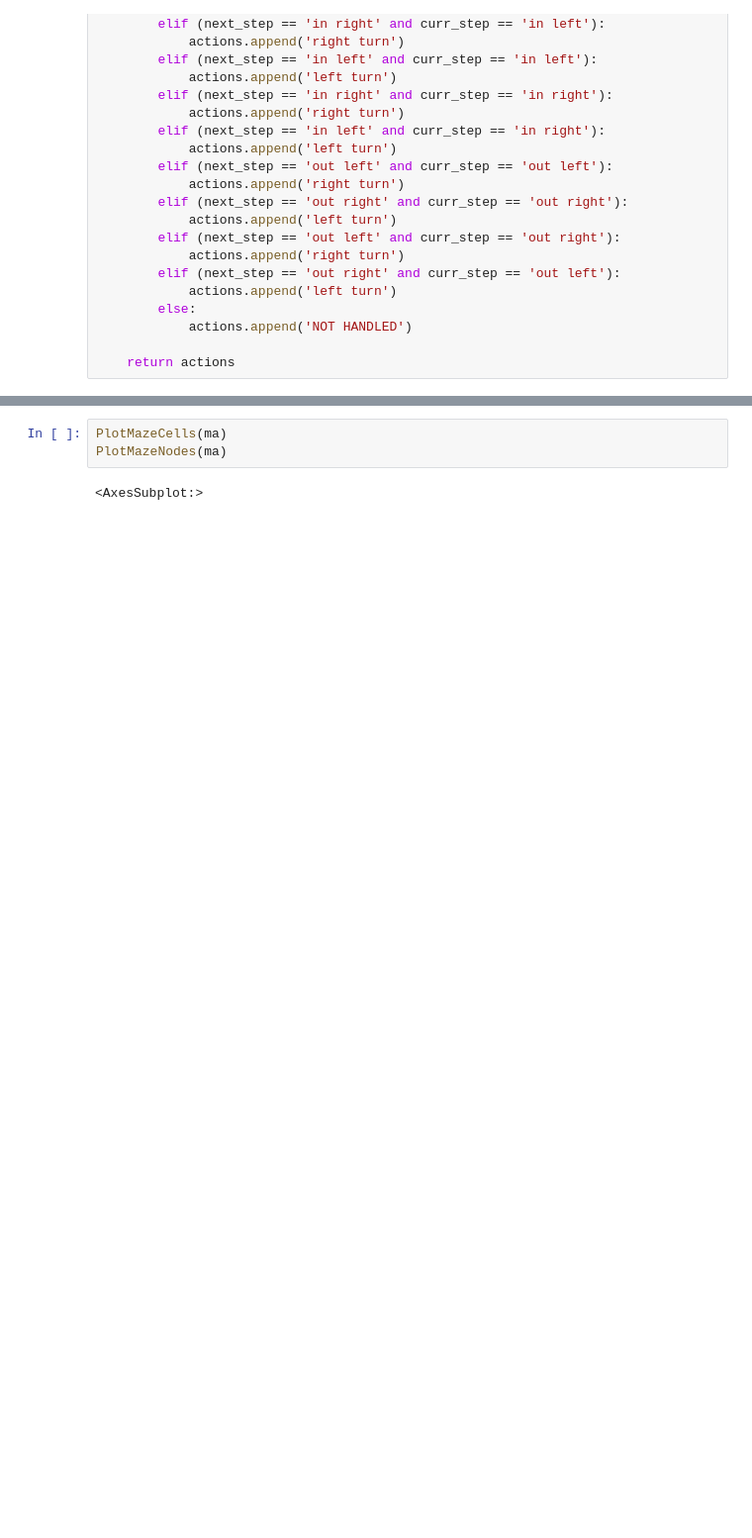
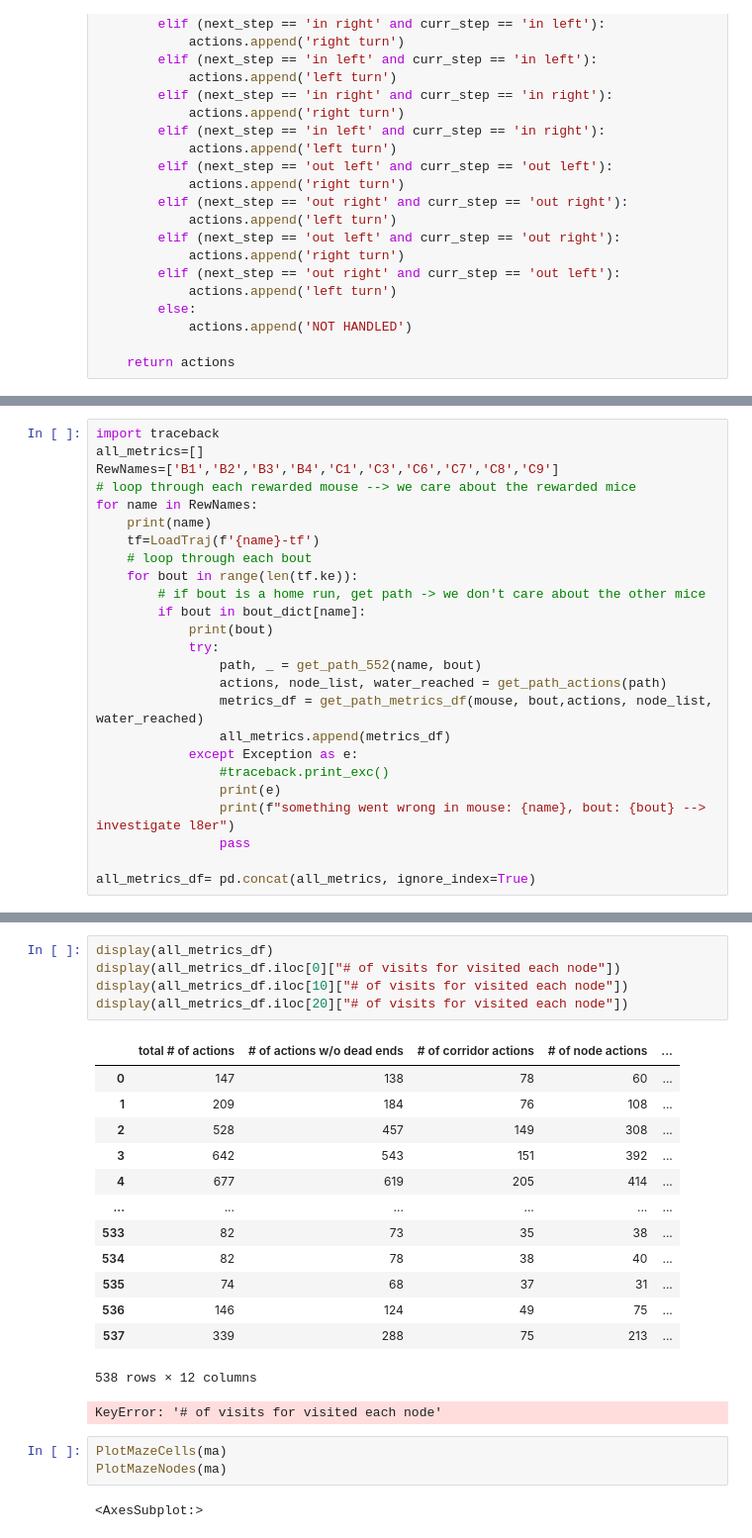
Before and after one commit to marwanrahman/maze_reinforcement_learning, a Jupyter notebook: metrics.ipynb, the cells around one changed output, grey strips where cells are left out. Shown: that part at 99% size. Saved outputs shown, nothing was run; the diff lists cells and outputs as text; blank space fills up the shorter version.

```diff
--- a/metrics.ipynb
+++ b/metrics.ipynb
@@ -359,0 +408,25 @@ for name in RewNames:
+# %%
+import traceback
+all_metrics=[]
+RewNames=['B1','B2','B3','B4','C1','C3','C6','C7','C8','C9']
+# loop through each rewarded mouse --> we care about the rewarded mice
+for name in RewNames:
+    print(name)
+    tf=LoadTraj(f'{name}-tf')
+    # loop through each bout
+    for bout in range(len(tf.ke)):
+        # if bout is a home run, get path -> we don't care about the other mice
+        if bout in bout_dict[name]:
+            print(bout)
+            try:
+                path, _ = get_path_552(name, bout)
+                actions, node_list, water_reached = get_path_actions(path)
+                metrics_df = get_path_metrics_df(mouse, bout,actions, node_list, water_reached)
+                all_metrics.append(metrics_df)
+            except Exception as e:
+                #traceback.print_exc()
+                print(e)
+                print(f"something went wrong in mouse: {name}, bout: {bout} --> investigate l8er")
+                pass
+
+all_metrics_df= pd.concat(all_metrics, ignore_index=True)
@@ -360,3 +451,23 @@ for name in RewNames:
+# %%
+display(all_metrics_df)
+display(all_metrics_df.iloc[0]["# of visits for visited each node"])
+display(all_metrics_df.iloc[10]["# of visits for visited each node"])
+display(all_metrics_df.iloc[20]["# of visits for visited each node"])
+# %% [output]
+|  | total # of actions | # of actions w/o dead ends | # of corridor actions | # of node actions | ... |
+| 0 | 147 | 138 | 78 | 60 | ... |
+| 1 | 209 | 184 | 76 | 108 | ... |
+| 2 | 528 | 457 | 149 | 308 | ... |
+| 3 | 642 | 543 | 151 | 392 | ... |
+| 4 | 677 | 619 | 205 | 414 | ... |
+| ... | ... | ... | ... | ... | ... |
+| 533 | 82 | 73 | 35 | 38 | ... |
+| 534 | 82 | 78 | 38 | 40 | ... |
+| 535 | 74 | 68 | 37 | 31 | ... |
+| 536 | 146 | 124 | 49 | 75 | ... |
+| 537 | 339 | 288 | 75 | 213 | ... |
+538 rows × 12 columns
+KeyError: '# of visits for visited each node'
 # %%
 PlotMazeCells(ma)
 PlotMazeNodes(ma)
```
Also changed, not shown: parts of 10 cells of this notebook.
